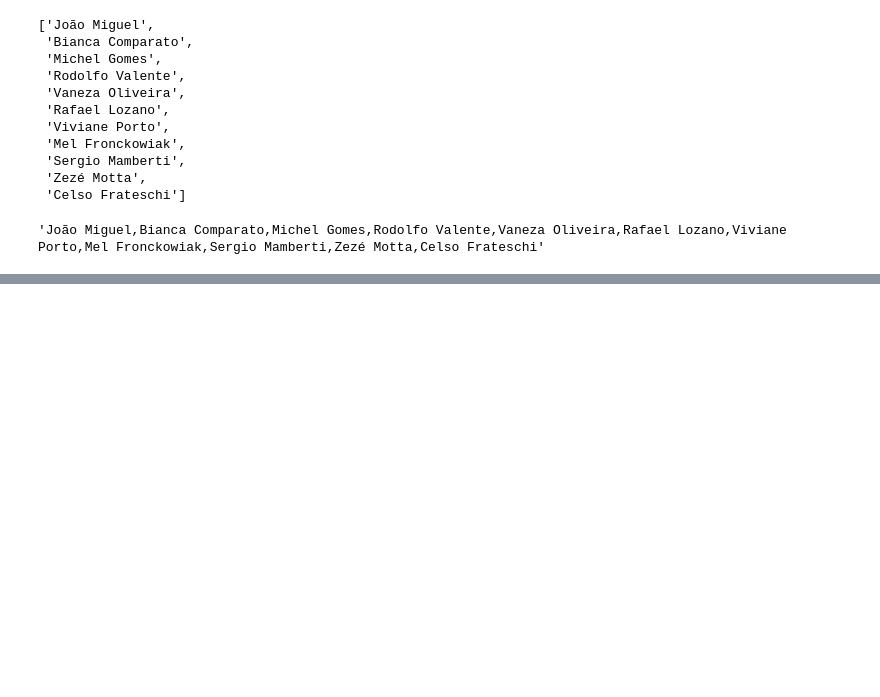
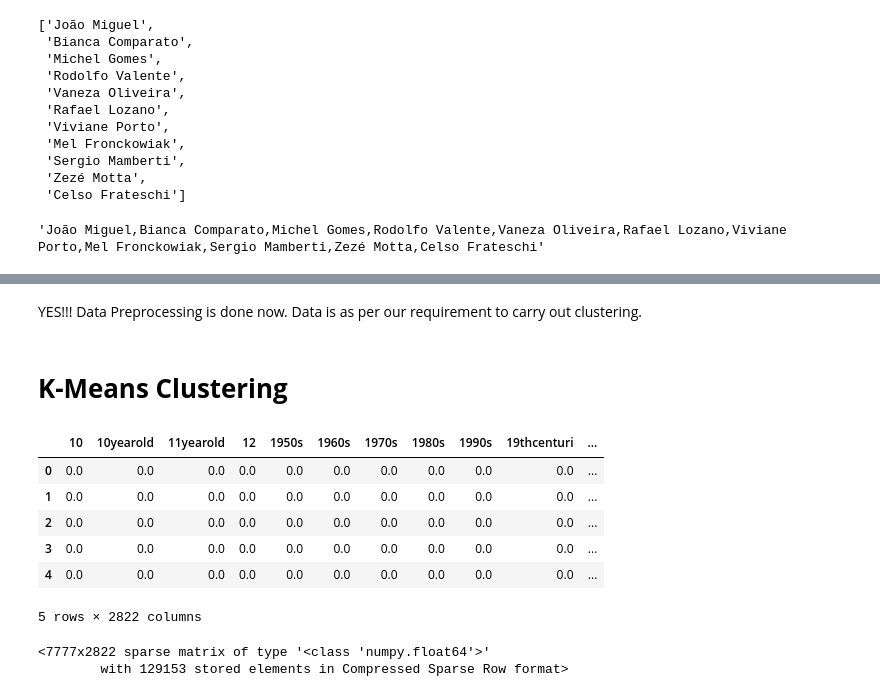
Before and after one commit to AkashK18/-NETFLIX-MOVIES-AND-TV-SHOWS-CLUSTERING, a Jupyter notebook: Netflix_&_TV_Shows.ipynb, the cells around one changed output, grey strips where cells are left out. Saved outputs shown, nothing was run; the diff lists cells and outputs as text; code cells hidden in the pictures; blank space fills up the shorter version.

```diff
--- a/Netflix_&_TV_Shows.ipynb
+++ b/Netflix_&_TV_Shows.ipynb
@@ -811,0 +888,34 @@ df['text'] = df['text'].apply(lambda x: x.lower())
+# %% [markdown]
+YES!!! Data Preprocessing is done now. Data is as per our requirement to carry out clustering.
+# %% [markdown]
+# **K-Means Clustering**
+# %%
+
+# importing TfidVectorizer from sklearn library
+from sklearn.feature_extraction.text import TfidfVectorizer
+
+# sublinear_df is set to True to use a logarithmic form for frequency
+# min_df is the minimum numbers of documents a word must be present in to be kept
+# norm is set to l2, to ensure all our feature vectors have a euclidian norm of 1
+# ngram_range is set to (1, 2) to indicate that we want to consider both unigrams and bigrams
+# stop_words is set to "english" to remove all common pronouns ("a", "the", ...) to reduce the number of noisy features
+
+vectorizer = TfidfVectorizer(sublinear_tf= True, min_df=10, norm='l2', ngram_range=(1, 2), stop_words='english')
+X = vectorizer.fit_transform(df["text"])
+
+# to look at the values of numerical vectors X
+pd.DataFrame(X.toarray(), columns=vectorizer.get_feature_names()).head()
+# %% [output]
+|  | 10 | 10yearold | 11yearold | 12 | 1950s | 1960s | 1970s | 1980s | 1990s | 19thcenturi | ... |
+| 0 | 0.0 | 0.0 | 0.0 | 0.0 | 0.0 | 0.0 | 0.0 | 0.0 | 0.0 | 0.0 | ... |
+| 1 | 0.0 | 0.0 | 0.0 | 0.0 | 0.0 | 0.0 | 0.0 | 0.0 | 0.0 | 0.0 | ... |
+| 2 | 0.0 | 0.0 | 0.0 | 0.0 | 0.0 | 0.0 | 0.0 | 0.0 | 0.0 | 0.0 | ... |
+| 3 | 0.0 | 0.0 | 0.0 | 0.0 | 0.0 | 0.0 | 0.0 | 0.0 | 0.0 | 0.0 | ... |
+| 4 | 0.0 | 0.0 | 0.0 | 0.0 | 0.0 | 0.0 | 0.0 | 0.0 | 0.0 | 0.0 | ... |
+5 rows × 2822 columns
+# %%
+# X is space matrix
+X
+# %% [output]
+<7777x2822 sparse matrix of type '<class 'numpy.float64'>'
+        with 129153 stored elements in Compressed Sparse Row format>
```
Also changed, not shown: parts of 23 cells of this notebook.
